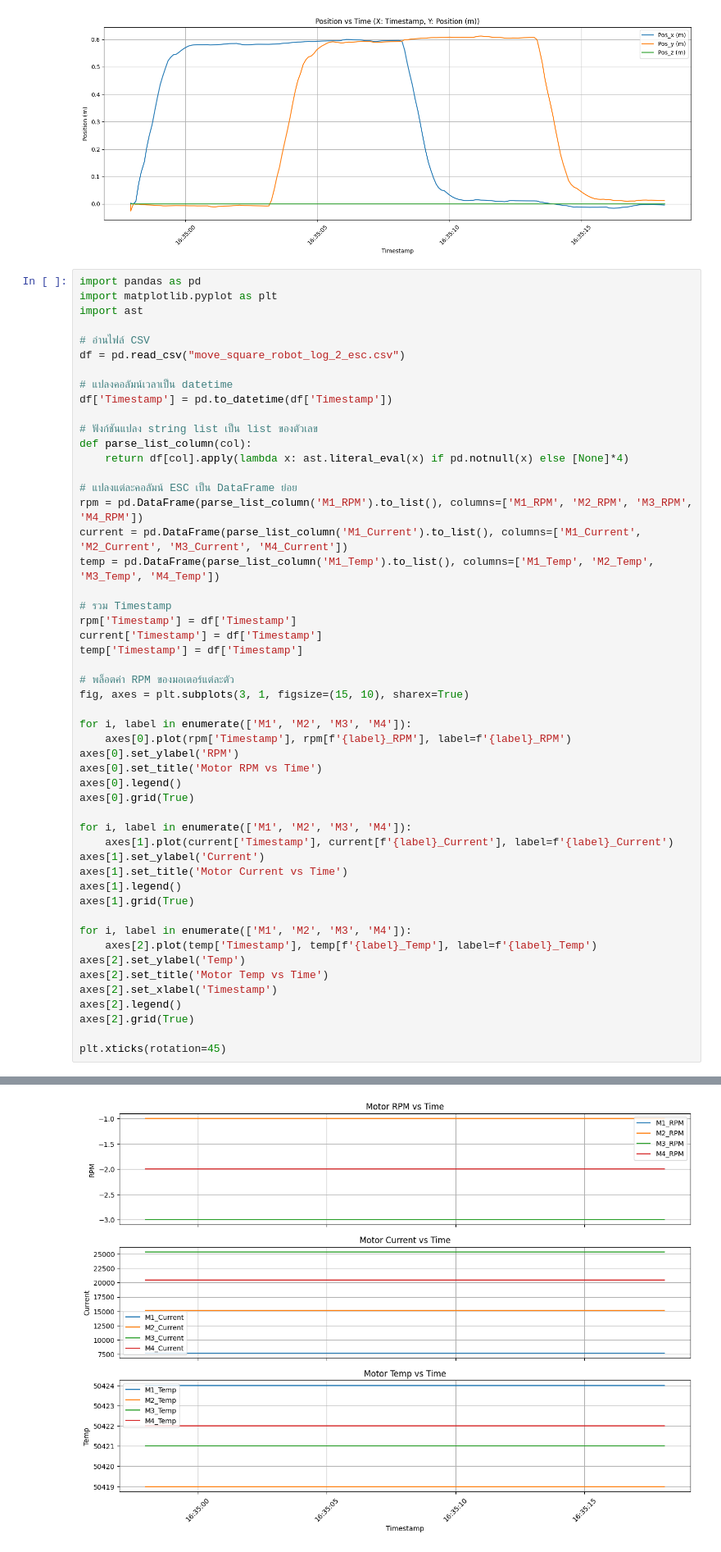
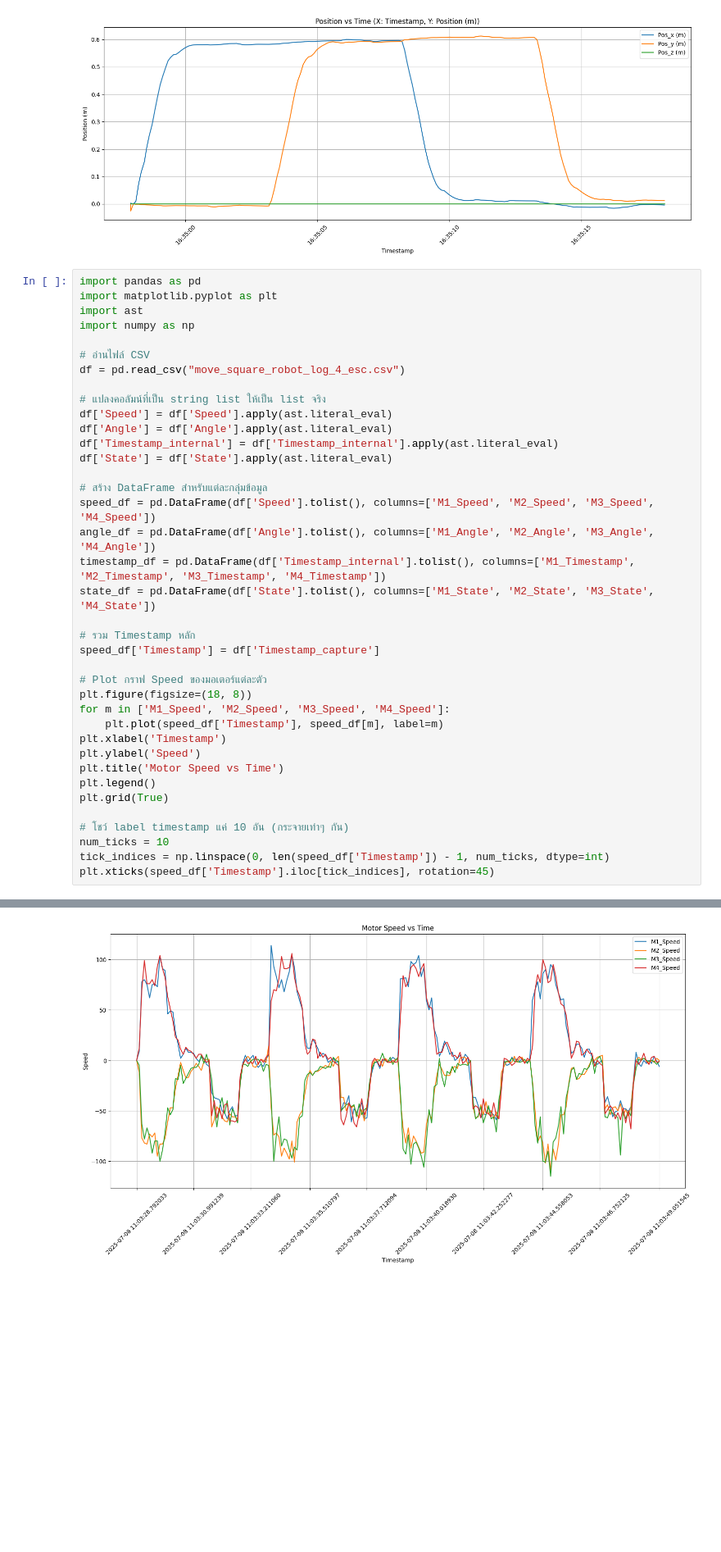
Before and after one commit to Achira03/h2c_work, a Jupyter notebook: plot.ipynb, the cells around one changed output, grey strips where cells are left out. Shown at 82% size. Cells and saved outputs as stored; diff of their text form; blank space fills up the shorter version.

Commit message:
new plot/data

```diff
--- a/plot.ipynb
+++ b/plot.ipynb
@@ -129,51 +133,38 @@ plt.show()
 import pandas as pd
 import matplotlib.pyplot as plt
 import ast
+import numpy as np
 
 # อ่านไฟล์ CSV
-df = pd.read_csv("move_square_robot_log_2_esc.csv")
+df = pd.read_csv("move_square_robot_log_4_esc.csv")
 
-# แปลงคอลัมน์เวลาเป็น datetime
-df['Timestamp'] = pd.to_datetime(df['Timestamp'])
+# แปลงคอลัมน์ที่เป็น string list ให้เป็น list จริง
+df['Speed'] = df['Speed'].apply(ast.literal_eval)
+df['Angle'] = df['Angle'].apply(ast.literal_eval)
+df['Timestamp_internal'] = df['Timestamp_internal'].apply(ast.literal_eval)
+df['State'] = df['State'].apply(ast.literal_eval)
 
-# ฟังก์ชันแปลง string list เป็น list ของตัวเลข
-def parse_list_column(col):
-    return df[col].apply(lambda x: ast.literal_eval(x) if pd.notnull(x) else [None]*4)
+# สร้าง DataFrame สำหรับแต่ละกลุ่มข้อมูล
+speed_df = pd.DataFrame(df['Speed'].tolist(), columns=['M1_Speed', 'M2_Speed', 'M3_Speed', 'M4_Speed'])
+angle_df = pd.DataFrame(df['Angle'].tolist(), columns=['M1_Angle', 'M2_Angle', 'M3_Angle', 'M4_Angle'])
+timestamp_df = pd.DataFrame(df['Timestamp_internal'].tolist(), columns=['M1_Timestamp', 'M2_Timestamp', 'M3_Timestamp', 'M4_Timestamp'])
+state_df = pd.DataFrame(df['State'].tolist(), columns=['M1_State', 'M2_State', 'M3_State', 'M4_State'])
 
-# แปลงแต่ละคอลัมน์ ESC เป็น DataFrame ย่อย
-rpm = pd.DataFrame(parse_list_column('M1_RPM').to_list(), columns=['M1_RPM', 'M2_RPM', 'M3_RPM', 'M4_RPM'])
-current = pd.DataFrame(parse_list_column('M1_Current').to_list(), columns=['M1_Current', 'M2_Current', 'M3_Current', 'M4_Current'])
-temp = pd.DataFrame(parse_list_column('M1_Temp').to_list(), columns=['M1_Temp', 'M2_Temp', 'M3_Temp', 'M4_Temp'])
+# รวม Timestamp หลัก
+speed_df['Timestamp'] = df['Timestamp_capture']
 
-# รวม Timestamp
-rpm['Timestamp'] = df['Timestamp']
-current['Timestamp'] = df['Timestamp']
-temp['Timestamp'] = df['Timestamp']
+# Plot กราฟ Speed ของมอเตอร์แต่ละตัว
+plt.figure(figsize=(18, 8))
+for m in ['M1_Speed', 'M2_Speed', 'M3_Speed', 'M4_Speed']:
+    plt.plot(speed_df['Timestamp'], speed_df[m], label=m)
+plt.xlabel('Timestamp')
+plt.ylabel('Speed')
+plt.title('Motor Speed vs Time')
+plt.legend()
+plt.grid(True)
 
-# พล็อตค่า RPM ของมอเตอร์แต่ละตัว
-fig, axes = plt.subplots(3, 1, figsize=(15, 10), sharex=True)
-
-for i, label in enumerate(['M1', 'M2', 'M3', 'M4']):
-    axes[0].plot(rpm['Timestamp'], rpm[f'{label}_RPM'], label=f'{label}_RPM')
-axes[0].set_ylabel('RPM')
-axes[0].set_title('Motor RPM vs Time')
-axes[0].legend()
-axes[0].grid(True)
-
-for i, label in enumerate(['M1', 'M2', 'M3', 'M4']):
-    axes[1].plot(current['Timestamp'], current[f'{label}_Current'], label=f'{label}_Current')
-axes[1].set_ylabel('Current')
-axes[1].set_title('Motor Current vs Time')
-axes[1].legend()
-axes[1].grid(True)
-
-for i, label in enumerate(['M1', 'M2', 'M3', 'M4']):
-    axes[2].plot(temp['Timestamp'], temp[f'{label}_Temp'], label=f'{label}_Temp')
-axes[2].set_ylabel('Temp')
-axes[2].set_title('Motor Temp vs Time')
-axes[2].set_xlabel('Timestamp')
-axes[2].legend()
-axes[2].grid(True)
-
-plt.xticks(rotation=45)
+# โชว์ label timestamp แค่ 10 อัน (กระจายเท่าๆ กัน)
+num_ticks = 10
+tick_indices = np.linspace(0, len(speed_df['Timestamp']) - 1, num_ticks, dtype=int)
+plt.xticks(speed_df['Timestamp'].iloc[tick_indices], rotation=45)
 # %% [output]
@@ -185 +191 @@ plt.xticks(rotation=45)
-[figure, old version]
+[figure, new version]
```
Also changed, not shown: parts of 4 cells of this notebook, 12 other files.
